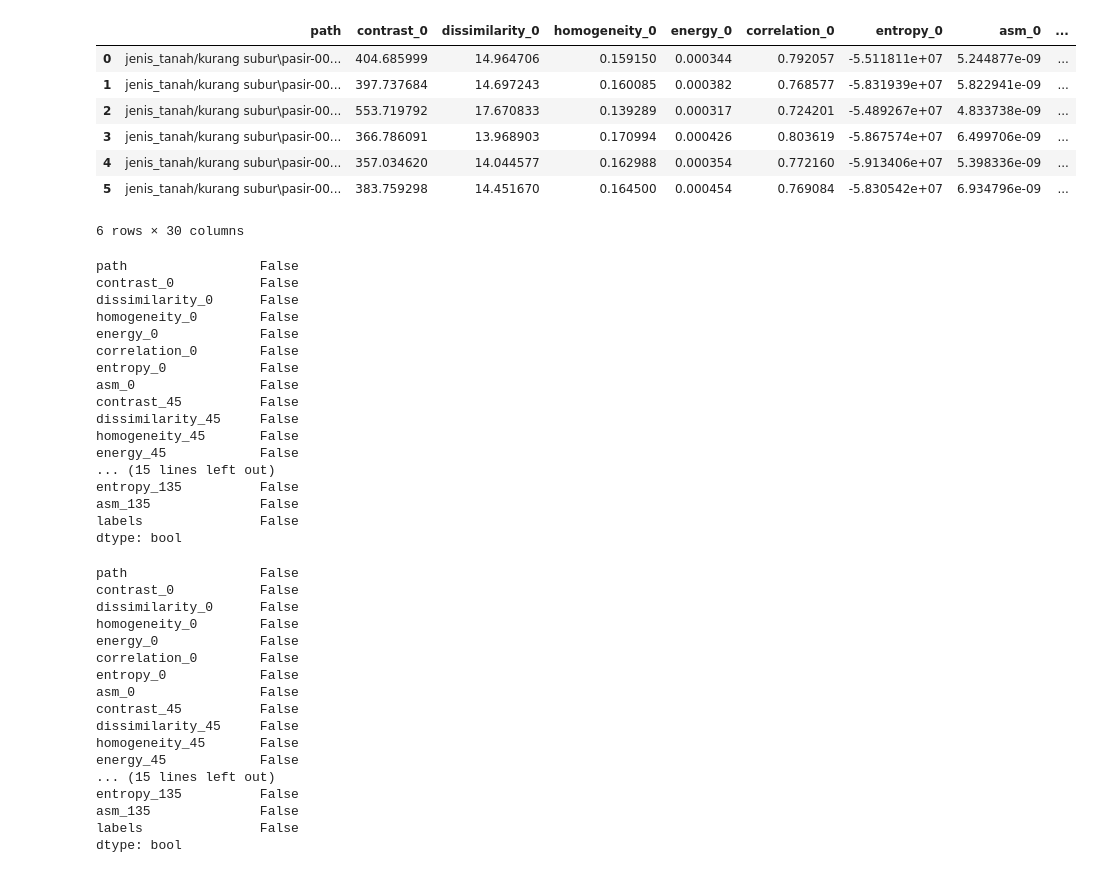
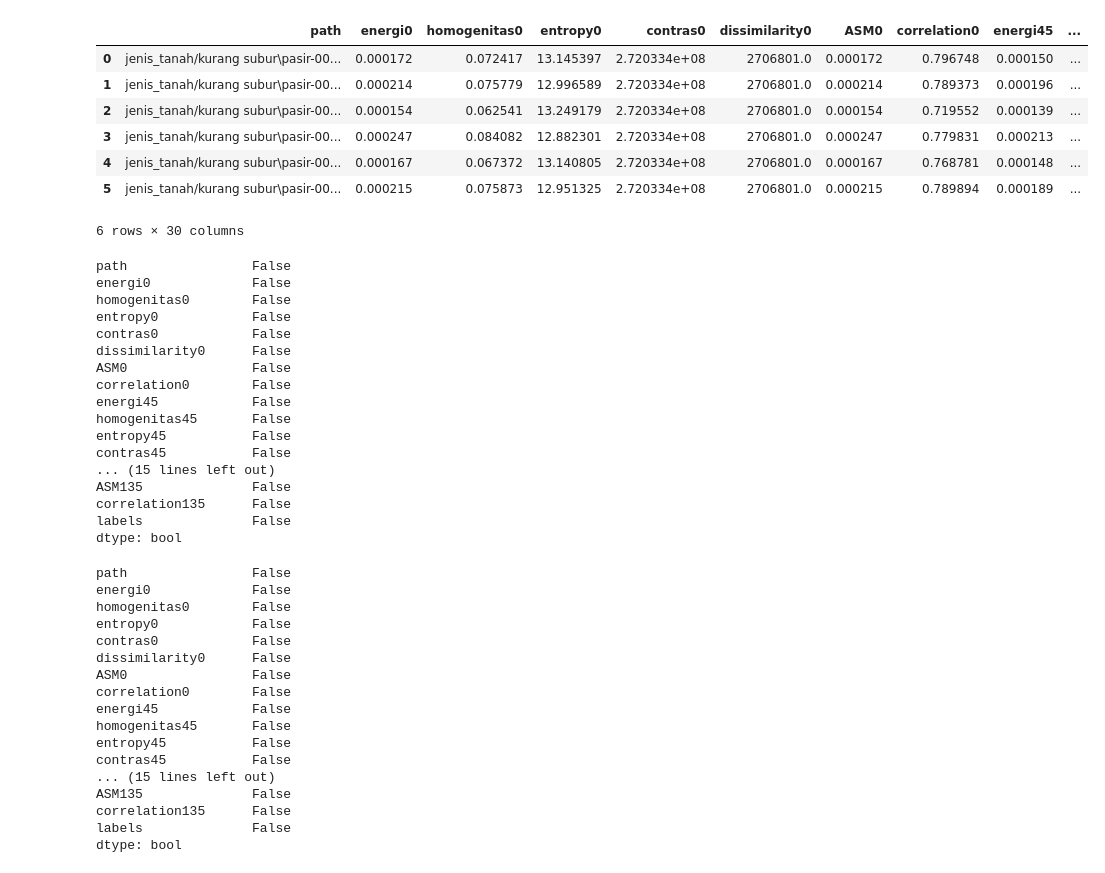
Before and after one commit to asadmuzakki/Tubes-PCD, a Jupyter notebook: RandomForestClasification.ipynb, the cells around one changed output. Saved outputs shown, nothing was run; the diff lists cells and outputs as text; code cells hidden in the pictures.

```diff
--- a/RandomForestClasification.ipynb
+++ b/RandomForestClasification.ipynb
@@ -4,16 +4,16 @@ from sklearn.model_selection import train_test_split
 from sklearn.ensemble import RandomForestClassifier
 from sklearn.metrics import accuracy_score, classification_report
 # %%
-data = pd.read_csv('glcm_result.csv')
+data = pd.read_csv('result.csv')
 data.head(6)
 # %% [output]
-|  | path | contrast_0 | dissimilarity_0 | homogeneity_0 | energy_0 | correlation_0 | entropy_0 | asm_0 | ... |
-| 0 | jenis_tanah/kurang subur\pasir-00... | 404.685999 | 14.964706 | 0.159150 | 0.000344 | 0.792057 | -5.511811e+07 | 5.244877e-09 | ... |
-| 1 | jenis_tanah/kurang subur\pasir-00... | 397.737684 | 14.697243 | 0.160085 | 0.000382 | 0.768577 | -5.831939e+07 | 5.822941e-09 | ... |
-| 2 | jenis_tanah/kurang subur\pasir-00... | 553.719792 | 17.670833 | 0.139289 | 0.000317 | 0.724201 | -5.489267e+07 | 4.833738e-09 | ... |
-| 3 | jenis_tanah/kurang subur\pasir-00... | 366.786091 | 13.968903 | 0.170994 | 0.000426 | 0.803619 | -5.867574e+07 | 6.499706e-09 | ... |
-| 4 | jenis_tanah/kurang subur\pasir-00... | 357.034620 | 14.044577 | 0.162988 | 0.000354 | 0.772160 | -5.913406e+07 | 5.398336e-09 | ... |
-| 5 | jenis_tanah/kurang subur\pasir-00... | 383.759298 | 14.451670 | 0.164500 | 0.000454 | 0.769084 | -5.830542e+07 | 6.934796e-09 | ... |
+|  | path | energi0 | homogenitas0 | entropy0 | contras0 | dissimilarity0 | ASM0 | correlation0 | energi45 | ... |
+| 0 | jenis_tanah/kurang subur\pasir-00... | 0.000172 | 0.072417 | 13.145397 | 2.720334e+08 | 2706801.0 | 0.000172 | 0.796748 | 0.000150 | ... |
+| 1 | jenis_tanah/kurang subur\pasir-00... | 0.000214 | 0.075779 | 12.996589 | 2.720334e+08 | 2706801.0 | 0.000214 | 0.789373 | 0.000196 | ... |
+| 2 | jenis_tanah/kurang subur\pasir-00... | 0.000154 | 0.062541 | 13.249179 | 2.720334e+08 | 2706801.0 | 0.000154 | 0.719552 | 0.000139 | ... |
+| 3 | jenis_tanah/kurang subur\pasir-00... | 0.000247 | 0.084082 | 12.882301 | 2.720334e+08 | 2706801.0 | 0.000247 | 0.779831 | 0.000213 | ... |
+| 4 | jenis_tanah/kurang subur\pasir-00... | 0.000167 | 0.067372 | 13.140805 | 2.720334e+08 | 2706801.0 | 0.000167 | 0.768781 | 0.000148 | ... |
+| 5 | jenis_tanah/kurang subur\pasir-00... | 0.000215 | 0.075873 | 12.951325 | 2.720334e+08 | 2706801.0 | 0.000215 | 0.789894 | 0.000189 | ... |
 6 rows × 30 columns
 # %%
 y = data['labels']
@@ -21,43 +21,43 @@ x = data.drop(['path', 'labels'], axis=1)
 # %%
 data.isnull().any()
 # %% [output]
-path                 False
-contrast_0           False
-dissimilarity_0      False
-homogeneity_0        False
-energy_0             False
-correlation_0        False
-entropy_0            False
-asm_0                False
-contrast_45          False
-dissimilarity_45     False
-homogeneity_45       False
-energy_45            False
+path                False
+energi0             False
+homogenitas0        False
+entropy0            False
+contras0            False
+dissimilarity0      False
+ASM0                False
+correlation0        False
+energi45            False
+homogenitas45       False
+entropy45           False
+contras45           False
 ... (15 lines left out)
-entropy_135          False
-asm_135              False
-labels               False
+ASM135              False
+correlation135      False
+labels              False
 dtype: bool
 # %%
 data = data.fillna(0)
 data.isnull().any()
 # %% [output]
-path                 False
-contrast_0           False
-dissimilarity_0      False
-homogeneity_0        False
-energy_0             False
-correlation_0        False
-entropy_0            False
-asm_0                False
-contrast_45          False
-dissimilarity_45     False
-homogeneity_45       False
-energy_45            False
+path                False
+energi0             False
+homogenitas0        False
+entropy0            False
+contras0            False
+dissimilarity0      False
+ASM0                False
+correlation0        False
+energi45            False
+homogenitas45       False
+entropy45           False
+contras45           False
 ... (15 lines left out)
-entropy_135          False
-asm_135              False
-labels               False
+ASM135              False
+correlation135      False
+labels              False
 dtype: bool
 # %%
 rf_model = RandomForestClassifier()
```
Also changed, not shown: parts of 1 cell of this notebook, 2 other files.
